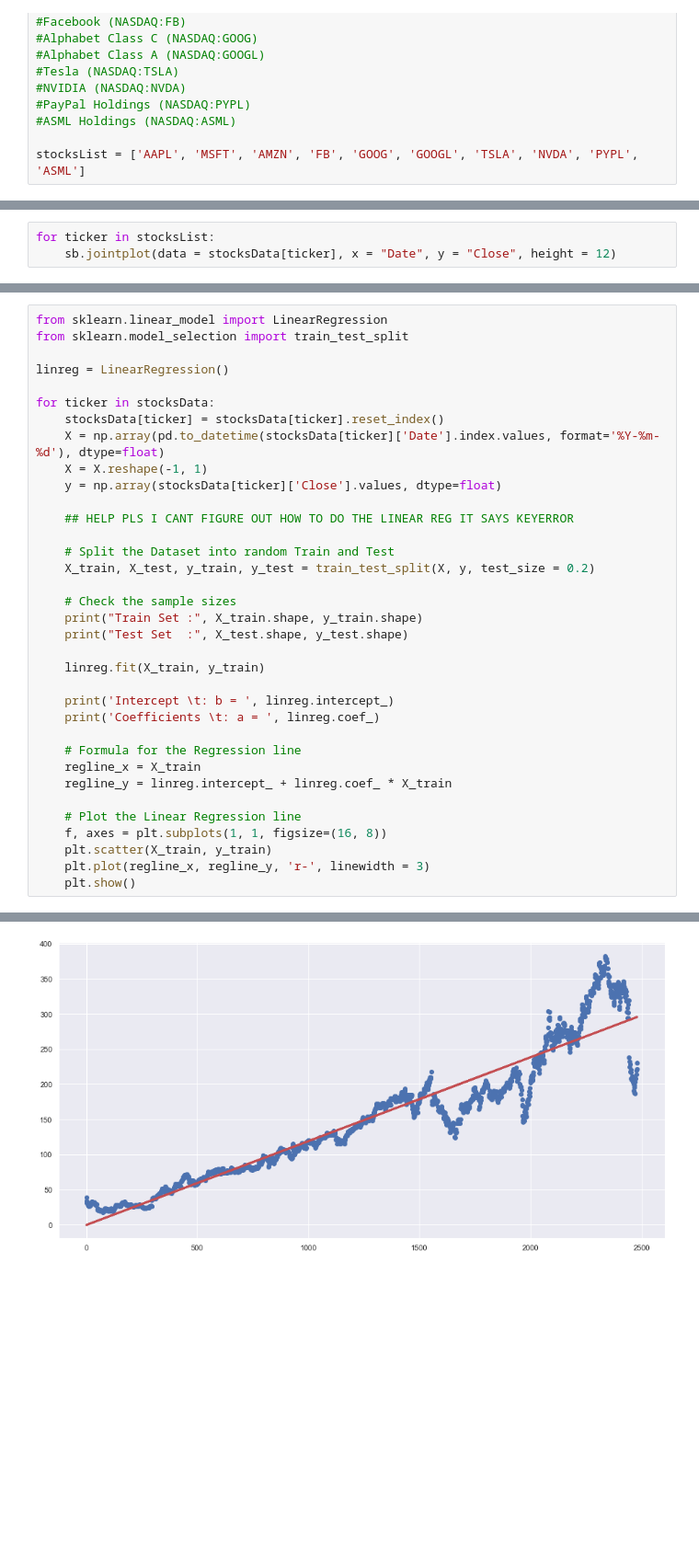
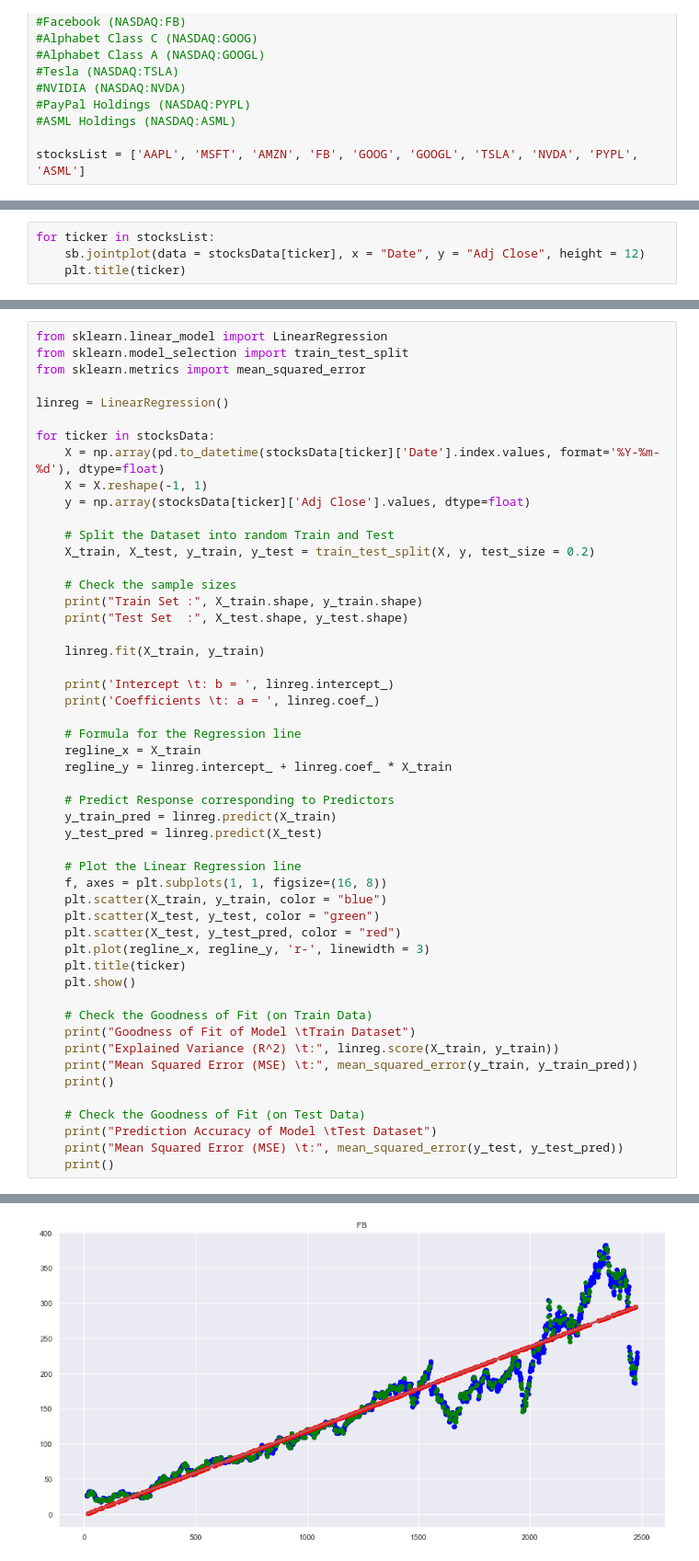
Before and after one commit to nobeeeeel/DSAI, a Jupyter notebook: stockTraderML.ipynb, the cells around one changed output, grey strips where cells are left out. Shown at 92% size. Saved outputs shown, nothing was run; the diff lists cells and outputs as text; blank space fills up the shorter version.

```diff
--- a/stockTraderML.ipynb
+++ b/stockTraderML.ipynb
@@ -61,5 +61,6 @@ stocksData
  [3082 rows x 6 columns]}
 # %%
 for ticker in stocksList:
-    sb.jointplot(data = stocksData[ticker], x = "Date", y = "Close", height = 12)
+    sb.jointplot(data = stocksData[ticker], x = "Date", y = "Adj Close", height = 12)
+    plt.title(ticker)
 # %% [output]
@@ -76,16 +77,14 @@ for ticker in stocksList:
 # %%
 from sklearn.linear_model import LinearRegression
 from sklearn.model_selection import train_test_split
+from sklearn.metrics import mean_squared_error
 
 linreg = LinearRegression()
 
 for ticker in stocksData:
-    stocksData[ticker] = stocksData[ticker].reset_index()
     X = np.array(pd.to_datetime(stocksData[ticker]['Date'].index.values, format='%Y-%m-%d'), dtype=float)
     X = X.reshape(-1, 1)
-    y = np.array(stocksData[ticker]['Close'].values, dtype=float)
-
-    ## HELP PLS I CANT FIGURE OUT HOW TO DO THE LINEAR REG IT SAYS KEYERROR
+    y = np.array(stocksData[ticker]['Adj Close'].values, dtype=float)
 
     # Split the Dataset into random Train and Test
     X_train, X_test, y_train, y_test = train_test_split(X, y, test_size = 0.2)
@@ -103,9 +102,27 @@ for ticker in stocksData:
     regline_x = X_train
     regline_y = linreg.intercept_ + linreg.coef_ * X_train
 
+    # Predict Response corresponding to Predictors
+    y_train_pred = linreg.predict(X_train)
+    y_test_pred = linreg.predict(X_test)
+
     # Plot the Linear Regression line
     f, axes = plt.subplots(1, 1, figsize=(16, 8))
-    plt.scatter(X_train, y_train)
+    plt.scatter(X_train, y_train, color = "blue")
+    plt.scatter(X_test, y_test, color = "green")
+    plt.scatter(X_test, y_test_pred, color = "red")
     plt.plot(regline_x, regline_y, 'r-', linewidth = 3)
+    plt.title(ticker)
     plt.show()
+
+    # Check the Goodness of Fit (on Train Data)
+    print("Goodness of Fit of Model \tTrain Dataset")
+    print("Explained Variance (R^2) \t:", linreg.score(X_train, y_train))
+    print("Mean Squared Error (MSE) \t:", mean_squared_error(y_train, y_train_pred))
+    print()
+
+    # Check the Goodness of Fit (on Test Data)
+    print("Prediction Accuracy of Model \tTest Dataset")
+    print("Mean Squared Error (MSE) \t:", mean_squared_error(y_test, y_test_pred))
+    print()
 # %% [output]
@@ -131 +169 @@ Coefficients    : a =  [0.11937733]
-[figure, old version]
+[figure, new version]
```
Also changed, not shown: parts of 22 cells of this notebook.
